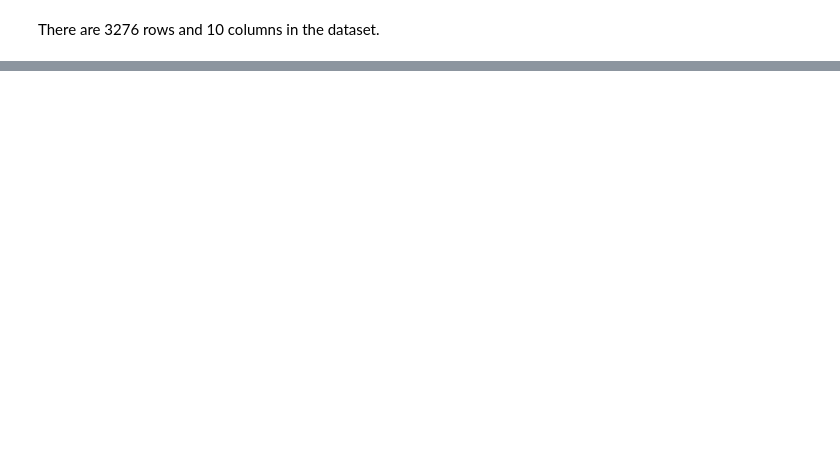
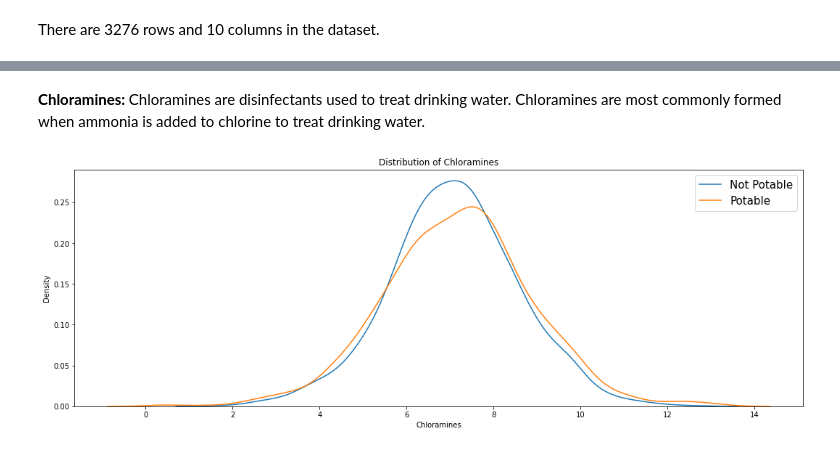
Before and after one commit to richardkhonan0797/Intro-Data-Science, a Jupyter notebook: Final_Project.ipynb, the cells around one changed output, grey strips where cells are left out. Saved outputs shown, nothing was run; the diff lists cells and outputs as text; code cells hidden in the pictures; blank space fills up the shorter version.

```diff
--- a/Final_Project.ipynb
+++ b/Final_Project.ipynb
@@ -38,0 +115,14 @@ There are 3276 rows and 10 columns in the dataset.
+# %% [markdown]
+<b>Chloramines: </b>Chloramines are disinfectants used to treat drinking water. Chloramines are most commonly formed when ammonia is added to chlorine to treat drinking water.
+# %%
+not_potable = df[df["Potability"] == 0]
+potable = df[df["Potability"] == 1]
+
+plt.figure(figsize=(18, 6))
+plt.title("Distribution of Chloramines")
+sns.kdeplot(not_potable["Chloramines"], label="Not Potable")
+sns.kdeplot(potable["Chloramines"], label="Potable")
+plt.legend(prop=dict(size=15))
+plt.show()
+# %% [output]
+[figure, added]
```
Also changed, not shown: parts of 53 cells of this notebook.
